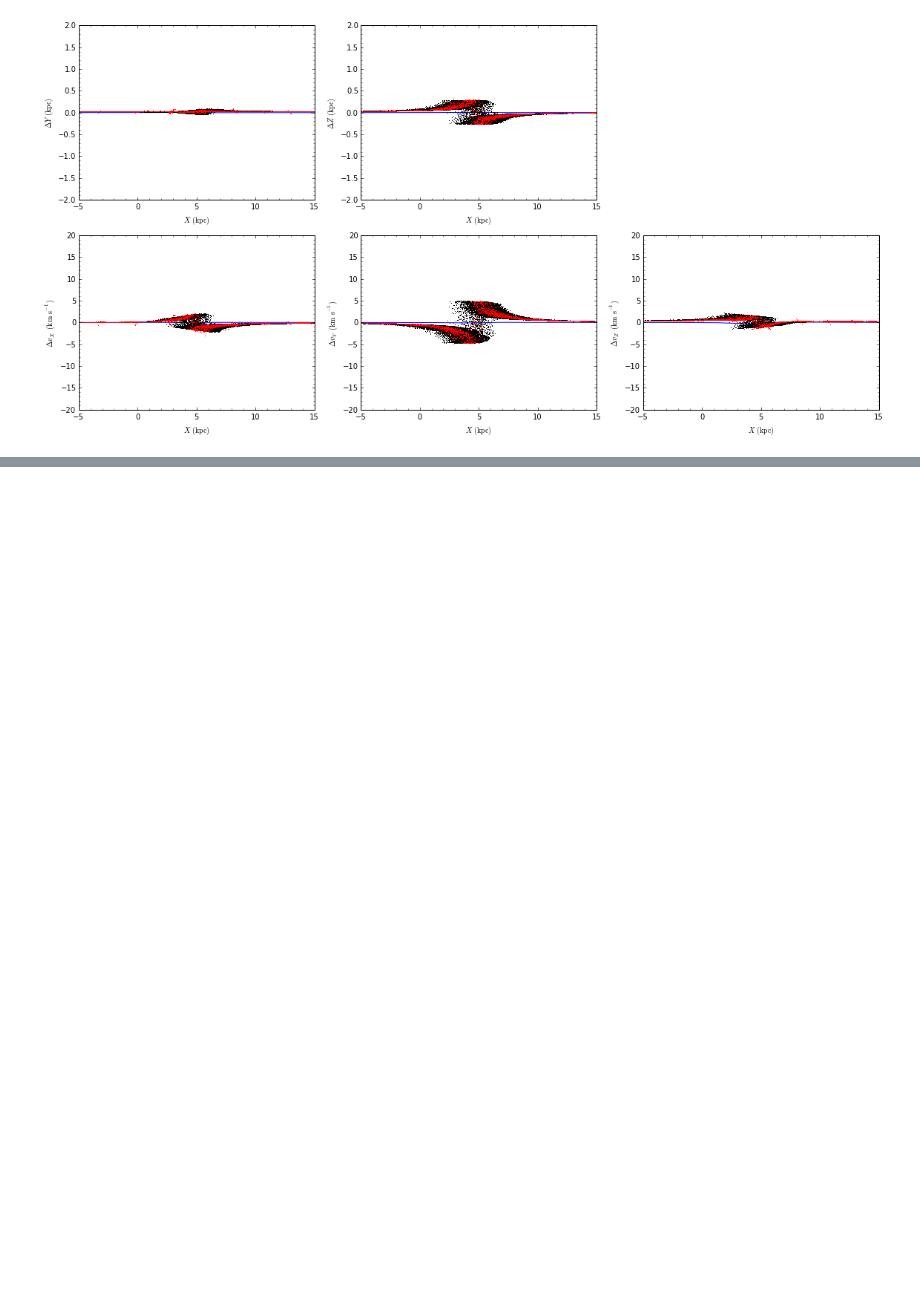
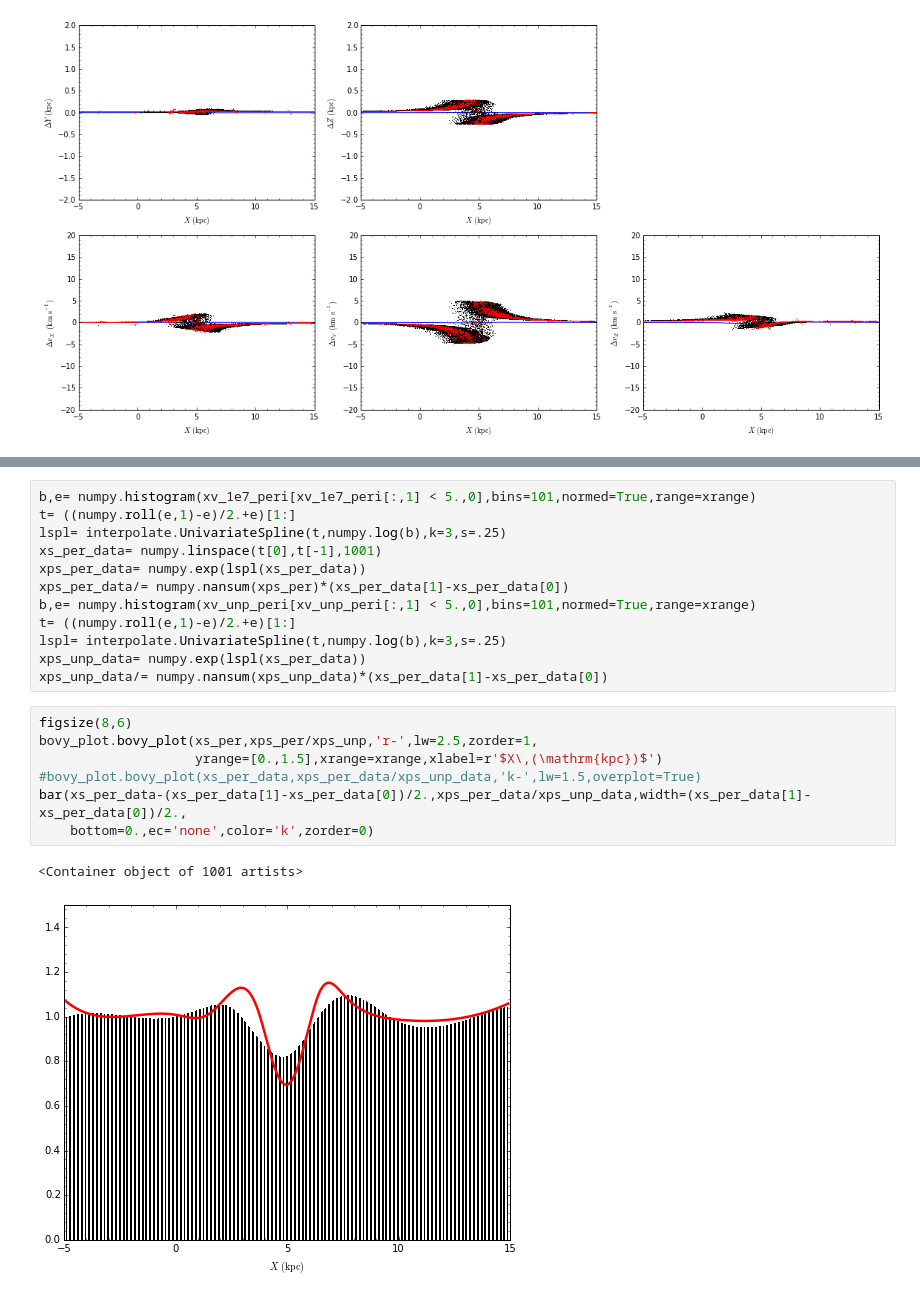
Before and after one commit to jobovy/streamgap-aa, a Jupyter notebook: py/galpyModelnonzeroJz-1e7.ipynb, the cells around one changed output, grey strips where cells are left out. Saved outputs shown, nothing was run; the diff lists cells and outputs as text; blank space fills up the shorter version.

```diff
--- a/py/galpyModelnonzeroJz-1e7.ipynb
+++ b/py/galpyModelnonzeroJz-1e7.ipynb
@@ -632,0 +687,22 @@ tight_layout()
+# %%
+b,e= numpy.histogram(xv_1e7_peri[xv_1e7_peri[:,1] < 5.,0],bins=101,normed=True,range=xrange)
+t= ((numpy.roll(e,1)-e)/2.+e)[1:]
+lspl= interpolate.UnivariateSpline(t,numpy.log(b),k=3,s=.25)
+xs_per_data= numpy.linspace(t[0],t[-1],1001)
+xps_per_data= numpy.exp(lspl(xs_per_data))
+xps_per_data/= numpy.nansum(xps_per)*(xs_per_data[1]-xs_per_data[0])
+b,e= numpy.histogram(xv_unp_peri[xv_unp_peri[:,1] < 5.,0],bins=101,normed=True,range=xrange)
+t= ((numpy.roll(e,1)-e)/2.+e)[1:]
+lspl= interpolate.UnivariateSpline(t,numpy.log(b),k=3,s=.25)
+xps_unp_data= numpy.exp(lspl(xs_per_data))
+xps_unp_data/= numpy.nansum(xps_unp_data)*(xs_per_data[1]-xs_per_data[0])
+# %%
+figsize(8,6)
+bovy_plot.bovy_plot(xs_per,xps_per/xps_unp,'r-',lw=2.5,zorder=1,
+                    yrange=[0.,1.5],xrange=xrange,xlabel=r'$X\,(\mathrm{kpc})$')
+#bovy_plot.bovy_plot(xs_per_data,xps_per_data/xps_unp_data,'k-',lw=1.5,overplot=True)
+bar(xs_per_data-(xs_per_data[1]-xs_per_data[0])/2.,xps_per_data/xps_unp_data,width=(xs_per_data[1]-xs_per_data[0])/2.,
+    bottom=0.,ec='none',color='k',zorder=0)
+# %% [output]
+<Container object of 1001 artists>
+[figure, added]
```
Also changed, not shown: parts of 12 cells of this notebook, 1 other file.
